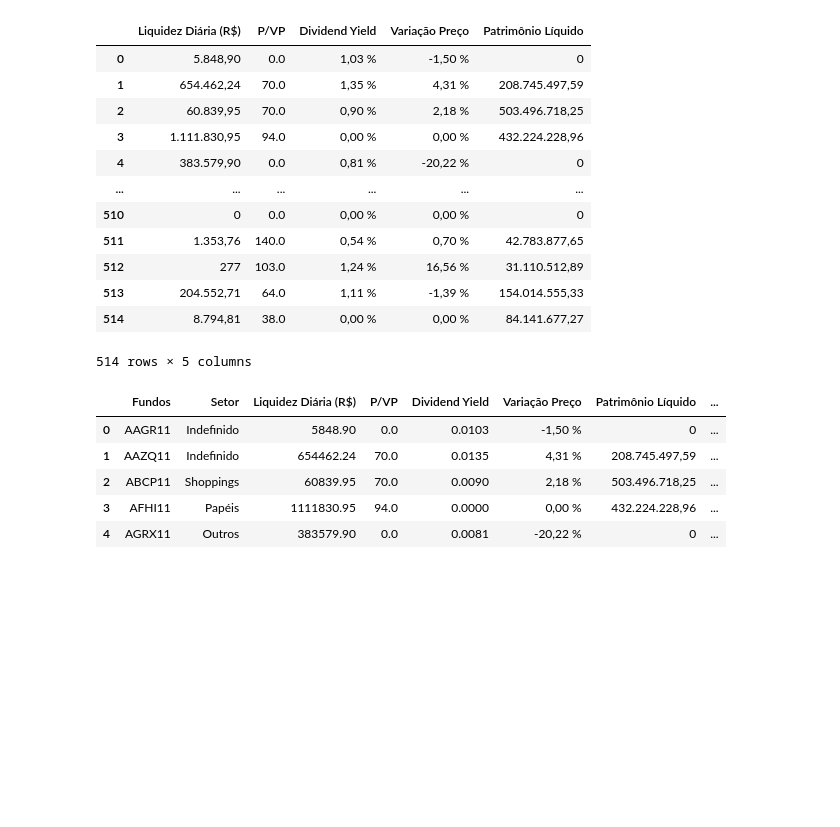
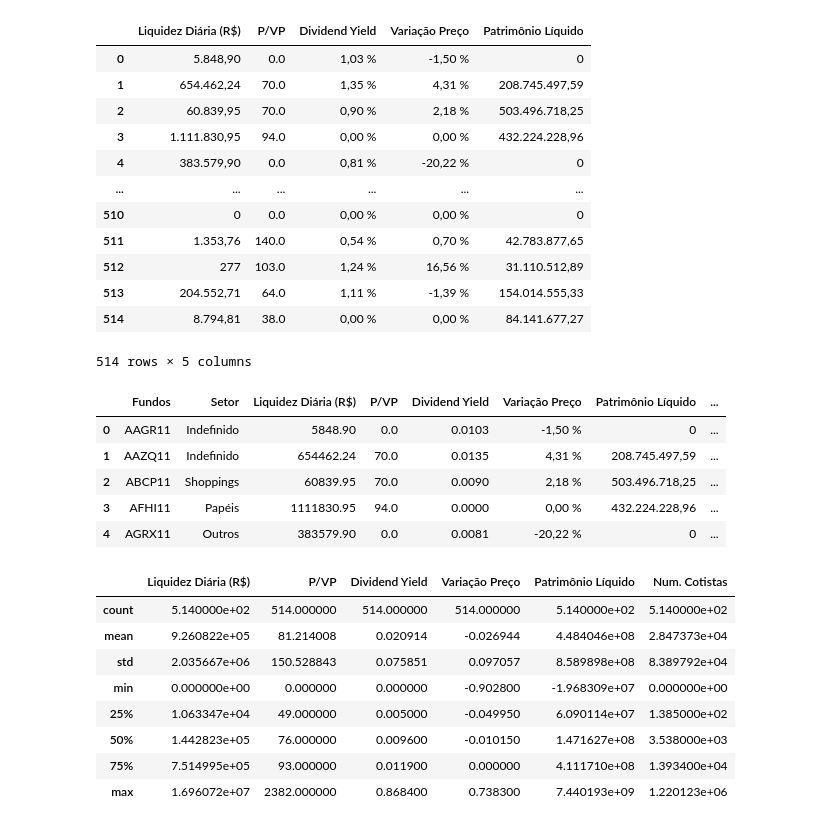
Before and after one commit to will787/fiis, a Jupyter notebook: colect_fiis.ipynb, the cells around one changed output. Saved outputs shown, nothing was run; the diff lists cells and outputs as text; code cells hidden in the pictures; blank space fills up the shorter version.

```diff
--- a/colect_fiis.ipynb
+++ b/colect_fiis.ipynb
@@ -176,3 +177,15 @@ df['Patrimônio Líquido'] = (df['Patrimônio Líquido']
 df.dtypes
 
 df.to_csv('fiis.csv')
+# %%
+df.describe()
+# %% [output]
+|  | Liquidez Diária (R$) | P/VP | Dividend Yield | Variação Preço | Patrimônio Líquido | Num. Cotistas |
+| count | 5.140000e+02 | 514.000000 | 514.000000 | 514.000000 | 5.140000e+02 | 5.140000e+02 |
+| mean | 9.260822e+05 | 81.214008 | 0.020914 | -0.026944 | 4.484046e+08 | 2.847373e+04 |
+| std | 2.035667e+06 | 150.528843 | 0.075851 | 0.097057 | 8.589898e+08 | 8.389792e+04 |
+| min | 0.000000e+00 | 0.000000 | 0.000000 | -0.902800 | -1.968309e+07 | 0.000000e+00 |
+| 25% | 1.063347e+04 | 49.000000 | 0.005000 | -0.049950 | 6.090114e+07 | 1.385000e+02 |
+| 50% | 1.442823e+05 | 76.000000 | 0.009600 | -0.010150 | 1.471627e+08 | 3.538000e+03 |
+| 75% | 7.514995e+05 | 93.000000 | 0.011900 | 0.000000 | 4.111710e+08 | 1.393400e+04 |
+| max | 1.696072e+07 | 2382.000000 | 0.868400 | 0.738300 | 7.440193e+09 | 1.220123e+06 |
```
Also changed, not shown: parts of 6 cells of this notebook.
